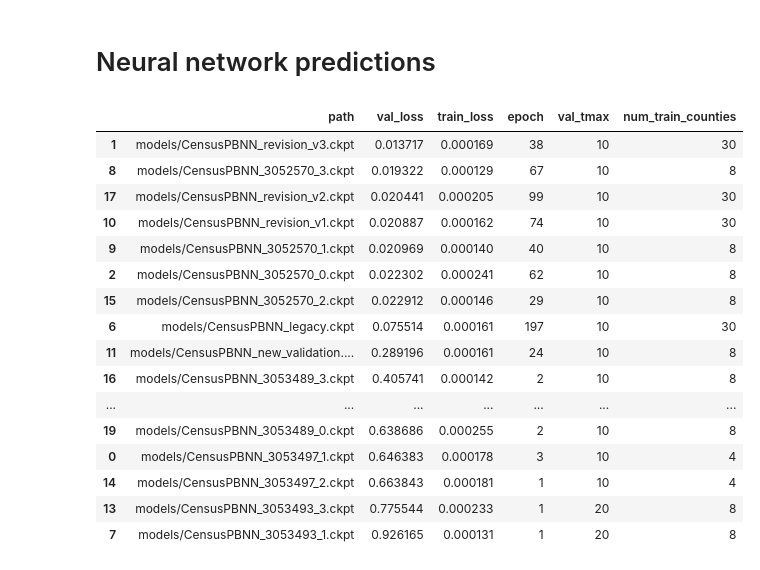
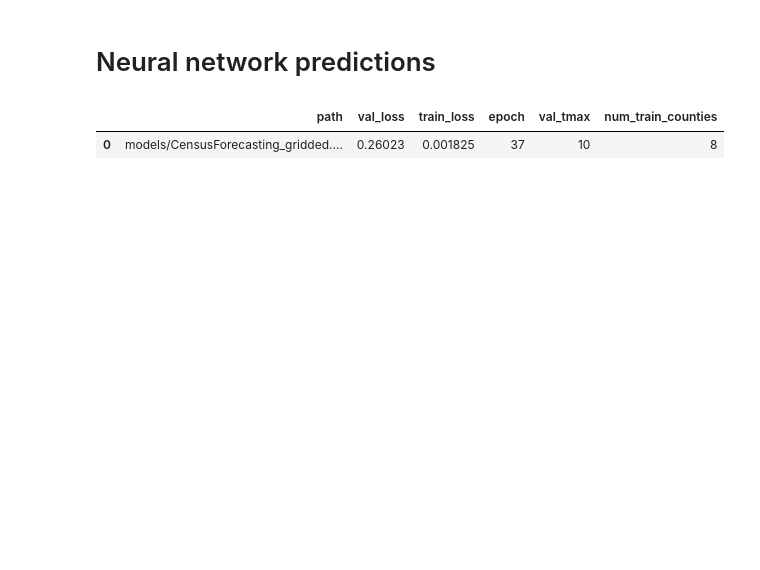
Before and after one commit to jcolen/sociohydro, a Jupyter notebook: census_gridded/CensusModels.ipynb, the cells around one changed output. Saved outputs shown, nothing was run; the diff lists cells and outputs as text; code cells hidden in the pictures; blank space fills up the shorter version.

```diff
--- a/census_gridded/CensusModels.ipynb
+++ b/census_gridded/CensusModels.ipynb
@@ -269,45 +225,30 @@ def make_predictions_plot(model, county):
 # %%
 import os
 import glob
 import json
 import pandas as pd
 
 def report_model(path):
-    info = torch.load(path)
+    info = torch.load(path, map_location='cpu')
     with open(f'{path[:-5]}_args.txt', 'r') as f:
         params = json.load(f)
     ret = {
         'path': path,
         'val_loss': np.min(info['val_loss']),
         'train_loss': np.mean(info['train_loss'][-100:]),
         'epoch': np.argmin(info['val_loss']),
         'val_tmax': params.get('val_tmax', 10),
         'num_train_counties': params.get('num_train_counties', 30)
     }
     return ret
 
 records = []
 for path in glob.glob('models/*.ckpt'):
     records.append(report_model(path))
 
 df = pd.DataFrame.from_records(records, np.arange(len(records)))
 df.sort_values('val_loss')
 # %% [output]
 |  | path | val_loss | train_loss | epoch | val_tmax | num_train_counties |
-| 1 | models/CensusPBNN_revision_v3.ckpt | 0.013717 | 0.000169 | 38 | 10 | 30 |
-| 8 | models/CensusPBNN_3052570_3.ckpt | 0.019322 | 0.000129 | 67 | 10 | 8 |
-| 17 | models/CensusPBNN_revision_v2.ckpt | 0.020441 | 0.000205 | 99 | 10 | 30 |
-| 10 | models/CensusPBNN_revision_v1.ckpt | 0.020887 | 0.000162 | 74 | 10 | 30 |
-| 9 | models/CensusPBNN_3052570_1.ckpt | 0.020969 | 0.000140 | 40 | 10 | 8 |
-| 2 | models/CensusPBNN_3052570_0.ckpt | 0.022302 | 0.000241 | 62 | 10 | 8 |
-| 15 | models/CensusPBNN_3052570_2.ckpt | 0.022912 | 0.000146 | 29 | 10 | 8 |
-| 6 | models/CensusPBNN_legacy.ckpt | 0.075514 | 0.000161 | 197 | 10 | 30 |
-| 11 | models/CensusPBNN_new_validation.... | 0.289196 | 0.000161 | 24 | 10 | 8 |
-| 16 | models/CensusPBNN_3053489_3.ckpt | 0.405741 | 0.000142 | 2 | 10 | 8 |
-| ... | ... | ... | ... | ... | ... | ... |
-| 19 | models/CensusPBNN_3053489_0.ckpt | 0.638686 | 0.000255 | 2 | 10 | 8 |
-| 0 | models/CensusPBNN_3053497_1.ckpt | 0.646383 | 0.000178 | 3 | 10 | 4 |
-| 14 | models/CensusPBNN_3053497_2.ckpt | 0.663843 | 0.000181 | 1 | 10 | 4 |
-| 13 | models/CensusPBNN_3053493_3.ckpt | 0.775544 | 0.000233 | 1 | 20 | 8 |
-| 7 | models/CensusPBNN_3053493_1.ckpt | 0.926165 | 0.000131 | 1 | 20 | 8 |
+| 0 | models/CensusForecasting_gridded.... | 0.26023 | 0.001825 | 37 | 10 | 8 |
 # %%
```
Also changed, not shown: parts of 16 cells of this notebook, 26 other files.
